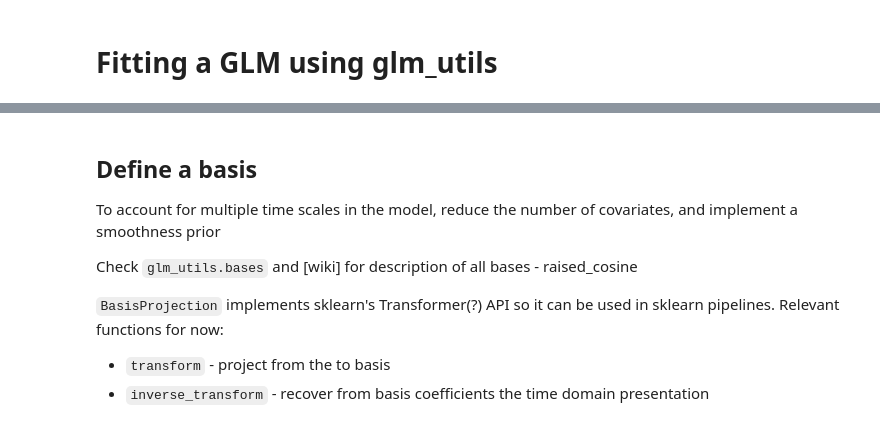
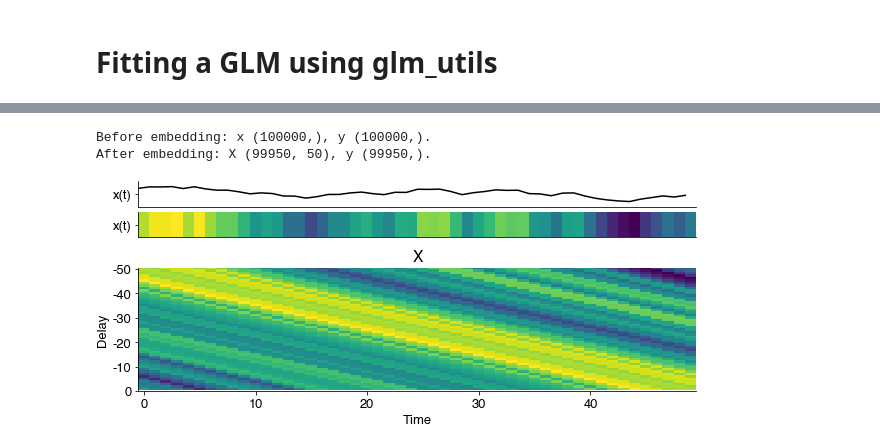
Before and after one commit to janclemenslab/glm_utils, a Jupyter notebook: demo/basics.ipynb, the cells around one changed output, grey strips where cells are left out. Drawn from its saved outputs; the diff is of its cells as text; code cells hidden in the pictures.

```diff
--- a/demo/basics.ipynb
+++ b/demo/basics.ipynb
@@ -68,10 +57,29 @@ after embedding: X (9950, 50), y (9950,)
-# %% [markdown]
-## Define a basis
-
-To account for multiple time scales in the model, reduce the number of covariates, and implement a smoothness prior
-
-Check `glm_utils.bases` and [wiki] for description of all bases - raised_cosine
-
-`BasisProjection` implements sklearn's Transformer(?) API so it can be used in sklearn pipelines. Relevant functions for now:
-- `transform` - project from the to basis
-- `inverse_transform` - recover from basis coefficients the time domain presentation
+# %%
+stimulus = 1
+nb_delays = 50
+print(f"Before embedding: x {x[:, stimulus].shape}, y {y.shape}.")
+X, y_m = glm_utils.preprocessing.time_delay_embedding(x[:, stimulus], y, window_size=nb_delays)
+print(f"After embedding: X {X.shape}, y {y_m.shape}.")
+
+plt.figure(figsize=(10, 5))
+plt.subplot(9, 1, 3)
+plt.plot(x[100+nb_delays:150+nb_delays, stimulus], c='k')  # shift by `window_size` to account for cut-off intialy stimulus values
+plt.yticks((0,), labels=['x(t)'])
+plt.xticks(())
+
+plt.subplot(9, 1, 4)
+plt.imshow(x[100+nb_delays:150+nb_delays, stimulus:stimulus+1].T)  # shift by `window_size` to account for cut-off intialy stimulus values
+plt.yticks((0,), labels=['x(t)'])
+plt.xticks(())
+
+plt.subplot(2, 1, 2)
+plt.imshow(X[100:150, ::-1].T)
+plt.yticks(np.arange(0, nb_delays+1, 10), np.arange(-nb_delays, 1, 10))
+plt.title('X')
+plt.xlabel('Time')
+plt.ylabel('Delay')
+plt.show()
+# %% [output]
+Before embedding: x (100000,), y (100000,).
+After embedding: X (99950, 50), y (99950,).
+[figure, added]
```
Also changed, not shown: parts of 23 cells of this notebook.
